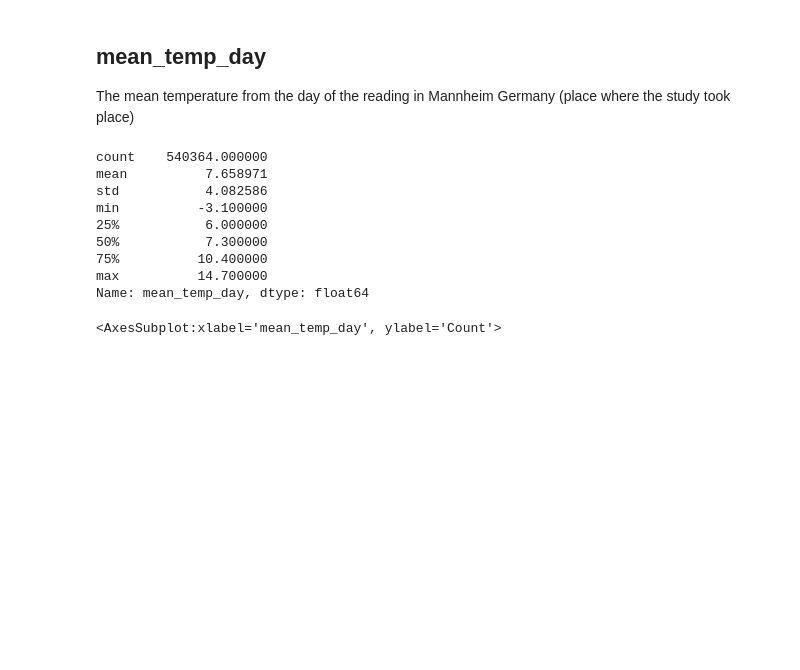
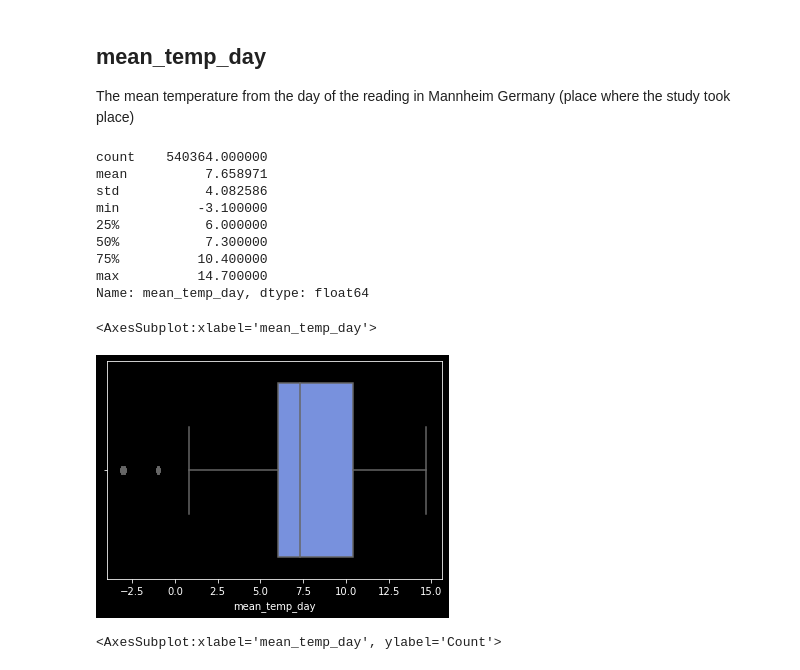
Before and after one commit to AvansETI/SmartGridAI, a Jupyter notebook: B4B Human Wellbeing Prediction/data_analysis/univariate_analysis.ipynb, the cells around one changed output. Saved outputs shown, nothing was run; the diff lists cells and outputs as text; code cells hidden in the pictures; blank space fills up the shorter version.

```diff
--- a/B4B Human Wellbeing Prediction/data_analysis/univariate_analysis.ipynb
+++ b/B4B Human Wellbeing Prediction/data_analysis/univariate_analysis.ipynb
@@ -185,6 +200,11 @@ min          -3.100000
 75%          10.400000
 max          14.700000
 Name: mean_temp_day, dtype: float64
+# %%
+sns.boxplot(x="mean_temp_day", data=df)
+# %% [output]
+<AxesSubplot:xlabel='mean_temp_day'>
+[figure, added]
 # %%
 sns.histplot(x="mean_temp_day", data=df, bins=18)
 # %% [output]
```
Also changed, not shown: parts of 12 cells of this notebook.
